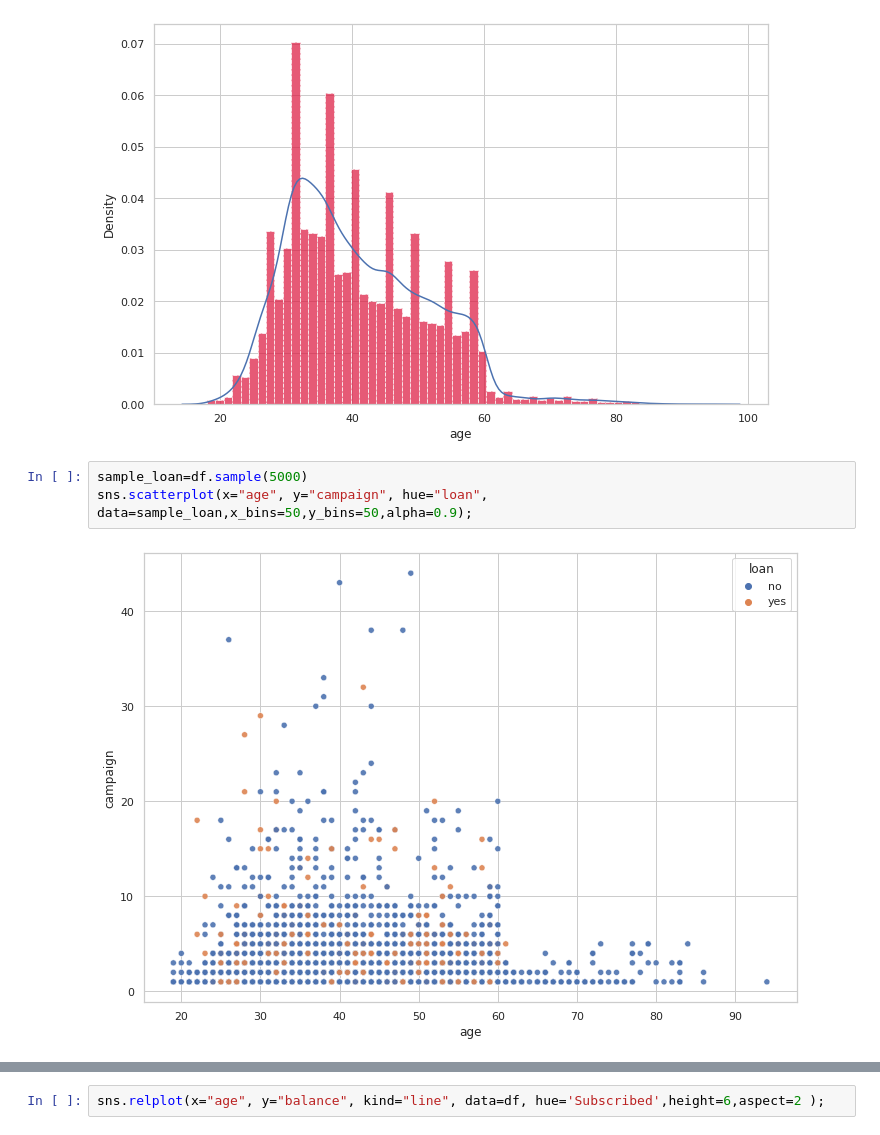
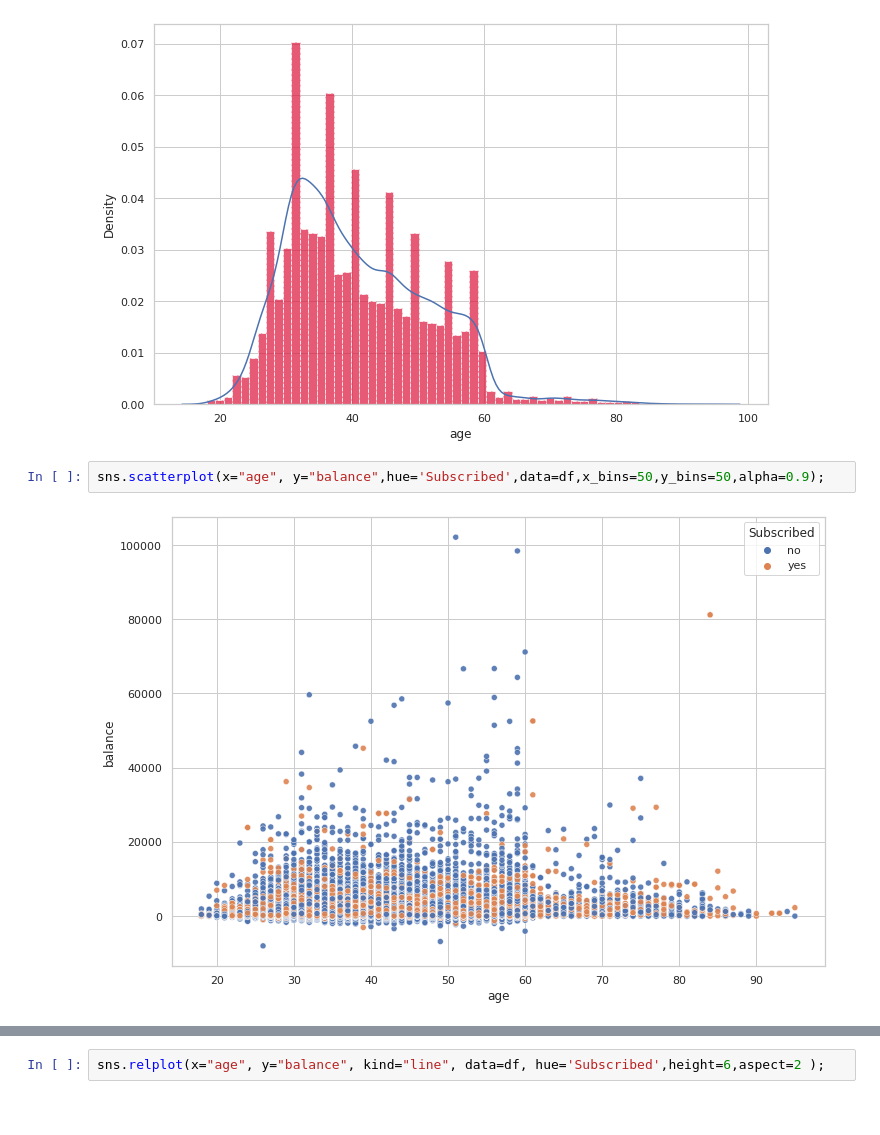
Before and after one commit to asim5800/Marketing-Campaign-Effectiveness-Prediction-, a Jupyter notebook: Bank_Marketing_Effectiveness_Prediction_Capstone_Project.ipynb, the cells around one changed output, grey strips where cells are left out. Cells and saved outputs as stored; diff of their text form.

```diff
--- a/Bank_Marketing_Effectiveness_Prediction_Capstone_Project.ipynb
+++ b/Bank_Marketing_Effectiveness_Prediction_Capstone_Project.ipynb
@@ -147,7 +147,6 @@ sns.distplot(df["age"],
 # %% [output]
 [figure]
 # %%
-sample_loan=df.sample(5000)
-sns.scatterplot(x="age", y="campaign", hue="loan", data=sample_loan,x_bins=50,y_bins=50,alpha=0.9);
+sns.scatterplot(x="age", y="balance",hue='Subscribed',data=df,x_bins=50,y_bins=50,alpha=0.9);
 # %% [output]
-[figure, old version]
+[figure, new version]
```
Also changed, not shown: parts of 2 cells of this notebook.
